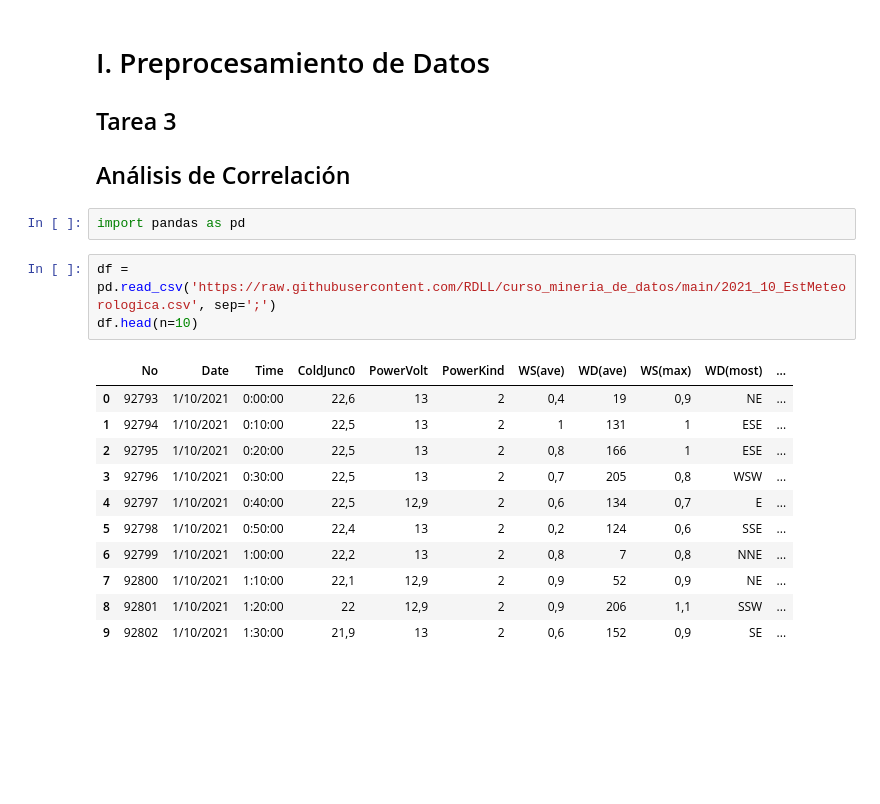
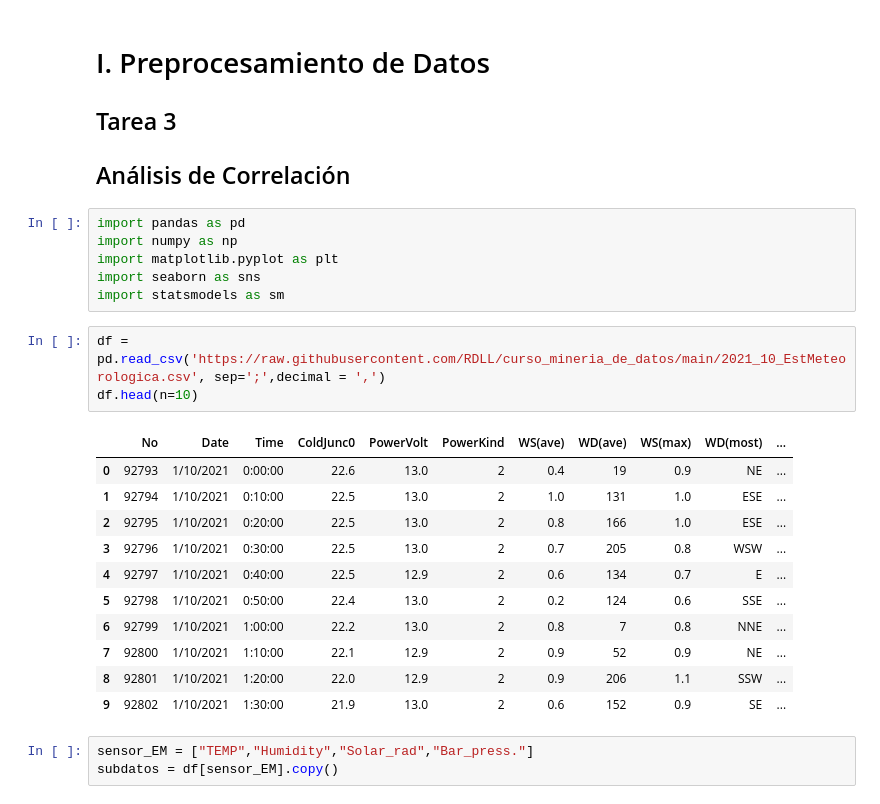
Before and after one commit to RDLL/curso_mineria_de_datos, a Jupyter notebook: Tarea3.ipynb, the cells around one changed output. Drawn from its saved outputs; the diff is of its cells as text; blank space fills up the shorter version.

```diff
--- a/Tarea3.ipynb
+++ b/Tarea3.ipynb
@@ -4,20 +4,27 @@
 # I. Preprocesamiento de Datos
 ## Tarea 3
 ## Análisis de Correlación
-# %%
-import pandas as pd
+# %%
+import pandas as pd
+import numpy as np
+import matplotlib.pyplot as plt
+import seaborn as sns
+import statsmodels as sm
 # %%
-df = pd.read_csv('https://raw.githubusercontent.com/RDLL/curso_mineria_de_datos/main/2021_10_EstMeteorologica.csv', sep=';')
+df = pd.read_csv('https://raw.githubusercontent.com/RDLL/curso_mineria_de_datos/main/2021_10_EstMeteorologica.csv', sep=';',decimal = ',')
 df.head(n=10)
 # %% [output]
 |  | No | Date | Time | ColdJunc0 | PowerVolt | PowerKind | WS(ave) | WD(ave) | WS(max) | WD(most) | ... |
-| 0 | 92793 | 1/10/2021 | 0:00:00 | 22,6 | 13 | 2 | 0,4 | 19 | 0,9 | NE | ... |
-| 1 | 92794 | 1/10/2021 | 0:10:00 | 22,5 | 13 | 2 | 1 | 131 | 1 | ESE | ... |
-| 2 | 92795 | 1/10/2021 | 0:20:00 | 22,5 | 13 | 2 | 0,8 | 166 | 1 | ESE | ... |
-| 3 | 92796 | 1/10/2021 | 0:30:00 | 22,5 | 13 | 2 | 0,7 | 205 | 0,8 | WSW | ... |
-| 4 | 92797 | 1/10/2021 | 0:40:00 | 22,5 | 12,9 | 2 | 0,6 | 134 | 0,7 | E | ... |
-| 5 | 92798 | 1/10/2021 | 0:50:00 | 22,4 | 13 | 2 | 0,2 | 124 | 0,6 | SSE | ... |
-| 6 | 92799 | 1/10/2021 | 1:00:00 | 22,2 | 13 | 2 | 0,8 | 7 | 0,8 | NNE | ... |
-| 7 | 92800 | 1/10/2021 | 1:10:00 | 22,1 | 12,9 | 2 | 0,9 | 52 | 0,9 | NE | ... |
-| 8 | 92801 | 1/10/2021 | 1:20:00 | 22 | 12,9 | 2 | 0,9 | 206 | 1,1 | SSW | ... |
-| 9 | 92802 | 1/10/2021 | 1:30:00 | 21,9 | 13 | 2 | 0,6 | 152 | 0,9 | SE | ... |
+| 0 | 92793 | 1/10/2021 | 0:00:00 | 22.6 | 13.0 | 2 | 0.4 | 19 | 0.9 | NE | ... |
+| 1 | 92794 | 1/10/2021 | 0:10:00 | 22.5 | 13.0 | 2 | 1.0 | 131 | 1.0 | ESE | ... |
+| 2 | 92795 | 1/10/2021 | 0:20:00 | 22.5 | 13.0 | 2 | 0.8 | 166 | 1.0 | ESE | ... |
+| 3 | 92796 | 1/10/2021 | 0:30:00 | 22.5 | 13.0 | 2 | 0.7 | 205 | 0.8 | WSW | ... |
+| 4 | 92797 | 1/10/2021 | 0:40:00 | 22.5 | 12.9 | 2 | 0.6 | 134 | 0.7 | E | ... |
+| 5 | 92798 | 1/10/2021 | 0:50:00 | 22.4 | 13.0 | 2 | 0.2 | 124 | 0.6 | SSE | ... |
+| 6 | 92799 | 1/10/2021 | 1:00:00 | 22.2 | 13.0 | 2 | 0.8 | 7 | 0.8 | NNE | ... |
+| 7 | 92800 | 1/10/2021 | 1:10:00 | 22.1 | 12.9 | 2 | 0.9 | 52 | 0.9 | NE | ... |
+| 8 | 92801 | 1/10/2021 | 1:20:00 | 22.0 | 12.9 | 2 | 0.9 | 206 | 1.1 | SSW | ... |
+| 9 | 92802 | 1/10/2021 | 1:30:00 | 21.9 | 13.0 | 2 | 0.6 | 152 | 0.9 | SE | ... |
+# %%
+sensor_EM = ["TEMP","Humidity","Solar_rad","Bar_press."]
+subdatos = df[sensor_EM].copy()
```
Also changed, not shown: parts of 6 cells of this notebook.
